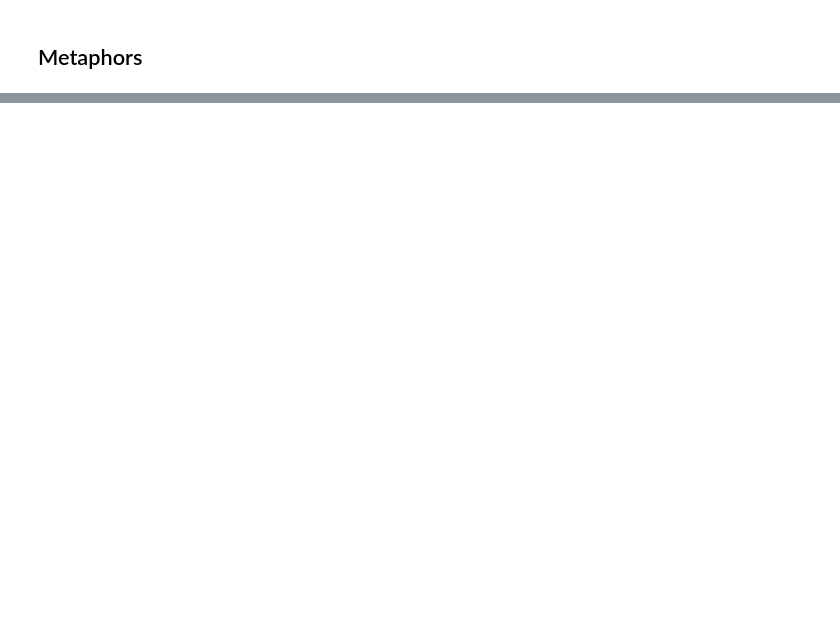
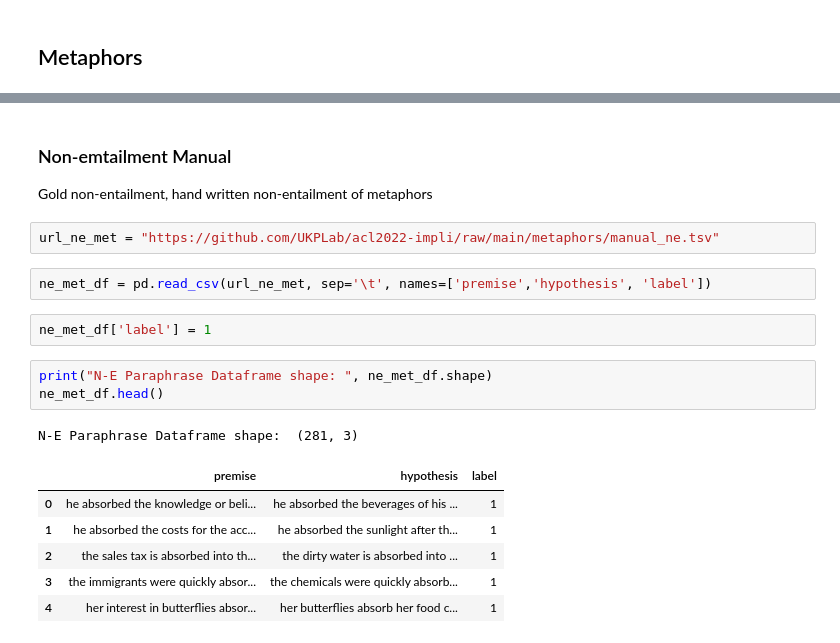
Before and after one commit to an-eve/nlp-nli-idioms, a Jupyter notebook: BERT_Evaluation_on_Figurative_Language.ipynb, the cells around one changed output, grey strips where cells are left out. Saved outputs shown, nothing was run; the diff lists cells and outputs as text; blank space fills up the shorter version.

Commit message:
Added Metaphors

```diff
--- a/BERT_Evaluation_on_Figurative_Language.ipynb
+++ b/BERT_Evaluation_on_Figurative_Language.ipynb
@@ -639,0 +764,20 @@ eval_trainer.evaluate()
+# %% [markdown]
+### Non-emtailment Manual
+Gold non-entailment, hand written non-entailment of metaphors
+# %%
+url_ne_met = "https://github.com/UKPLab/acl2022-impli/raw/main/metaphors/manual_ne.tsv"
+# %%
+ne_met_df = pd.read_csv(url_ne_met, sep='\t', names=['premise','hypothesis', 'label'])
+# %%
+ne_met_df['label'] = 1
+# %%
+print("N-E Paraphrase Dataframe shape: ", ne_met_df.shape)
+ne_met_df.head()
+# %% [output]
+N-E Paraphrase Dataframe shape:  (281, 3)
+|  | premise | hypothesis | label |
+| 0 | he absorbed the knowledge or beli... | he absorbed the beverages of his ... | 1 |
+| 1 | he absorbed the costs for the acc... | he absorbed the sunlight after th... | 1 |
+| 2 | the sales tax is absorbed into th... | the dirty water is absorbed into ... | 1 |
+| 3 | the immigrants were quickly absor... | the chemicals were quickly absorb... | 1 |
+| 4 | her interest in butterflies absor... | her butterflies absorb her food c... | 1 |
```
Also changed, not shown: parts of 48 cells of this notebook.
